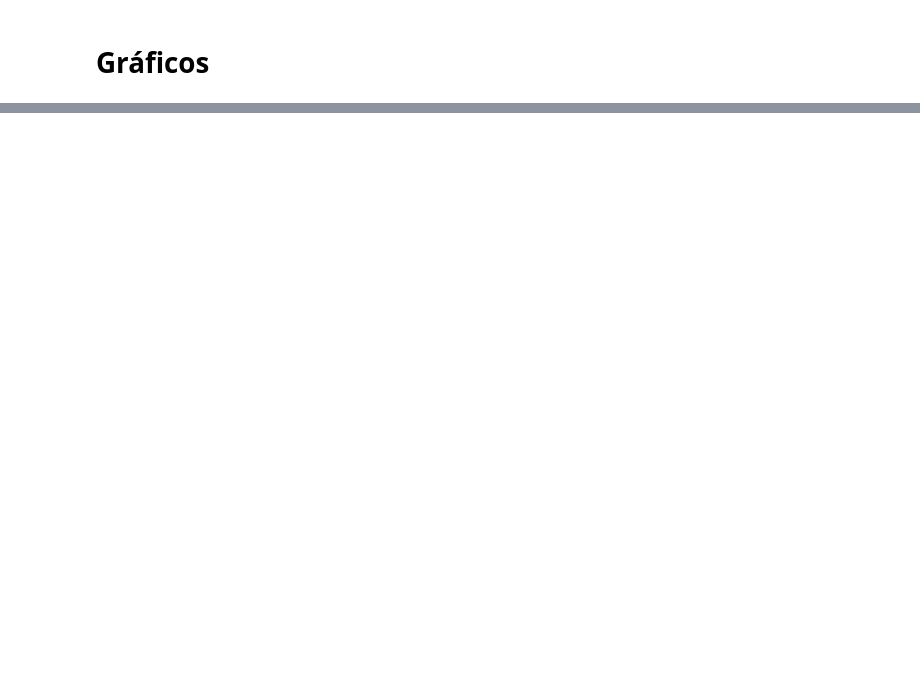
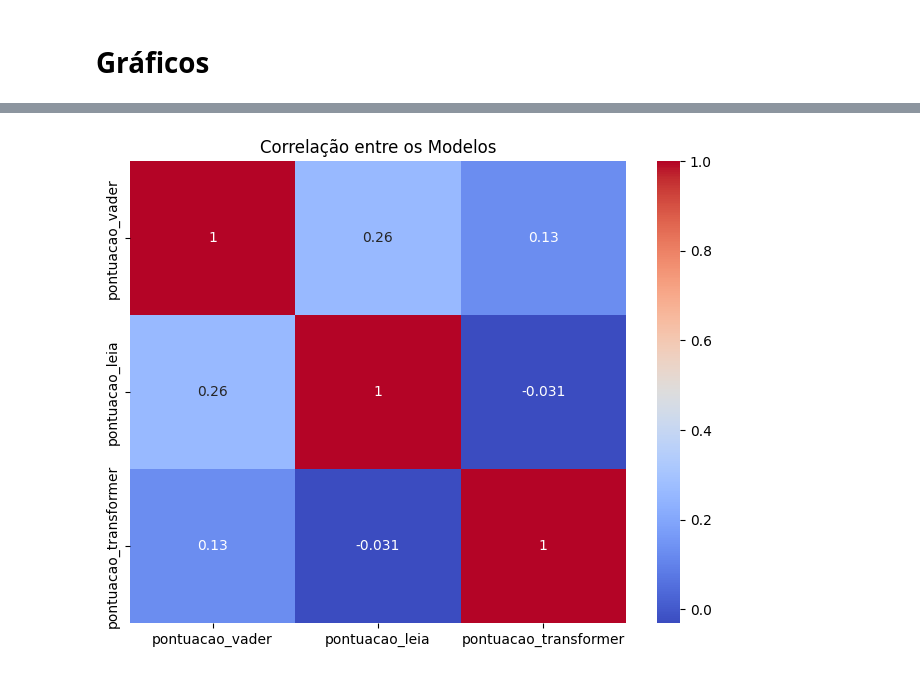
Before and after one commit to EnzoRibeiroDaSilva/Projeto_Integrador_Analise_de_Sentimento, a Jupyter notebook: Projeto_Estruturado.ipynb, the cells around one changed output, grey strips where cells are left out. Drawn from its saved outputs; the diff is of its cells as text; code cells hidden in the pictures; blank space fills up the shorter version.

```diff
--- a/Projeto_Estruturado.ipynb
+++ b/Projeto_Estruturado.ipynb
@@ -610,0 +911,21 @@ plt.show()
+# %%
+corr = df_completo[
+    [
+        'pontuacao_vader',
+        'pontuacao_leia',
+        'pontuacao_transformer'
+    ]
+].corr()
+
+plt.figure(figsize=(8,6))
+
+sns.heatmap(
+    corr,
+    annot=True,
+    cmap='coolwarm'
+)
+
+plt.title('Correlação entre os Modelos')
+plt.show()
+# %% [output]
+[figure, added]
```
Also changed, not shown: parts of 43 cells of this notebook.
